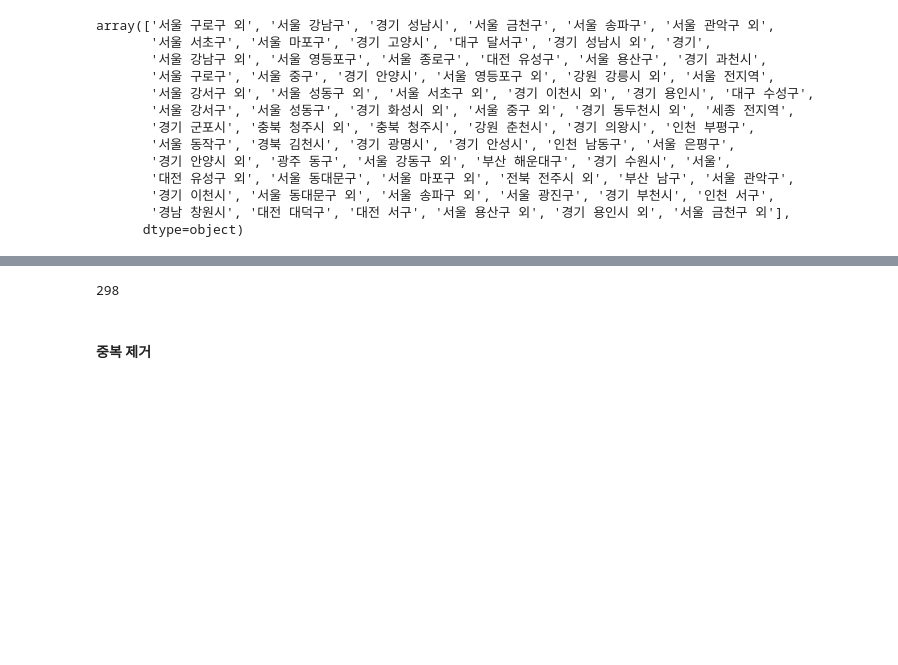
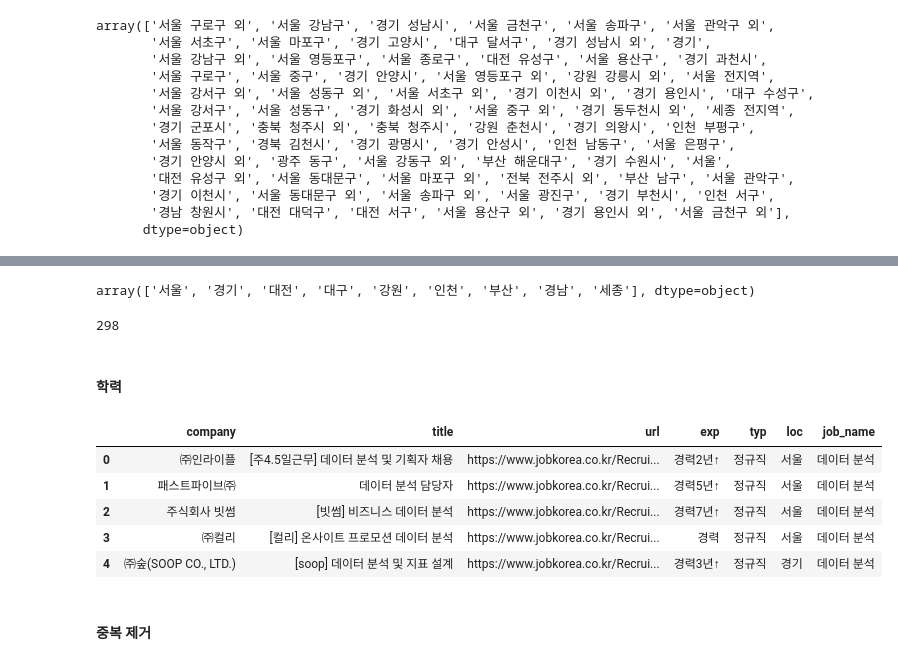
Before and after one commit to sesac-middle-project/recruit-information-chatbot, a Jupyter notebook: jobkorea/preprocessing.ipynb, the cells around one changed output, grey strips where cells are left out. Saved outputs shown, nothing was run; the diff lists cells and outputs as text; code cells hidden in the pictures; blank space fills up the shorter version.

```diff
--- a/jobkorea/preprocessing.ipynb
+++ b/jobkorea/preprocessing.ipynb
@@ -293,10 +293,28 @@ df_loc.head()
 | 2 | 주식회사 빗썸 | [빗썸] 비즈니스 데이터 분석 | https://www.jobkorea.co.kr/Recrui... | 경력7년↑ | 학력무관 | 정규직 | 서울 | 데이터 분석 |
 | 3 | ㈜컬리 | [컬리] 온사이트 프로모션 데이터 분석 | https://www.jobkorea.co.kr/Recrui... | 경력 | 대졸↑ | 정규직 | 서울 | 데이터 분석 |
 | 4 | ㈜숲(SOOP CO., LTD.) | [soop] 데이터 분석 및 지표 설계 | https://www.jobkorea.co.kr/Recrui... | 경력3년↑ | 학력무관 | 정규직 | 경기 | 데이터 분석 |
+# %%
+df_loc['loc'].unique()
+# %% [output]
+array(['서울', '경기', '대전', '대구', '강원', '인천', '부산', '경남', '세종'], dtype=object)
 # %%
 len(df_loc)
 # %% [output]
 298
+# %% [markdown]
+#### 학력
+# %%
+df_edu= df_loc.copy()
+
+df_edu = df_edu.drop(['edu'], axis=1)
+df_edu.head()
+# %% [output]
+|  | company | title | url | exp | typ | loc | job_name |
+| 0 | ㈜인라이플 | [주4.5일근무] 데이터 분석 및 기획자 채용 | https://www.jobkorea.co.kr/Recrui... | 경력2년↑ | 정규직 | 서울 | 데이터 분석 |
+| 1 | 패스트파이브㈜ | 데이터 분석 담당자 | https://www.jobkorea.co.kr/Recrui... | 경력5년↑ | 정규직 | 서울 | 데이터 분석 |
+| 2 | 주식회사 빗썸 | [빗썸] 비즈니스 데이터 분석 | https://www.jobkorea.co.kr/Recrui... | 경력7년↑ | 정규직 | 서울 | 데이터 분석 |
+| 3 | ㈜컬리 | [컬리] 온사이트 프로모션 데이터 분석 | https://www.jobkorea.co.kr/Recrui... | 경력 | 정규직 | 서울 | 데이터 분석 |
+| 4 | ㈜숲(SOOP CO., LTD.) | [soop] 데이터 분석 및 지표 설계 | https://www.jobkorea.co.kr/Recrui... | 경력3년↑ | 정규직 | 경기 | 데이터 분석 |
 # %% [markdown]
 #### 중복 제거
 # %%
```
Also changed, not shown: parts of 6 cells of this notebook, 5 other files.
